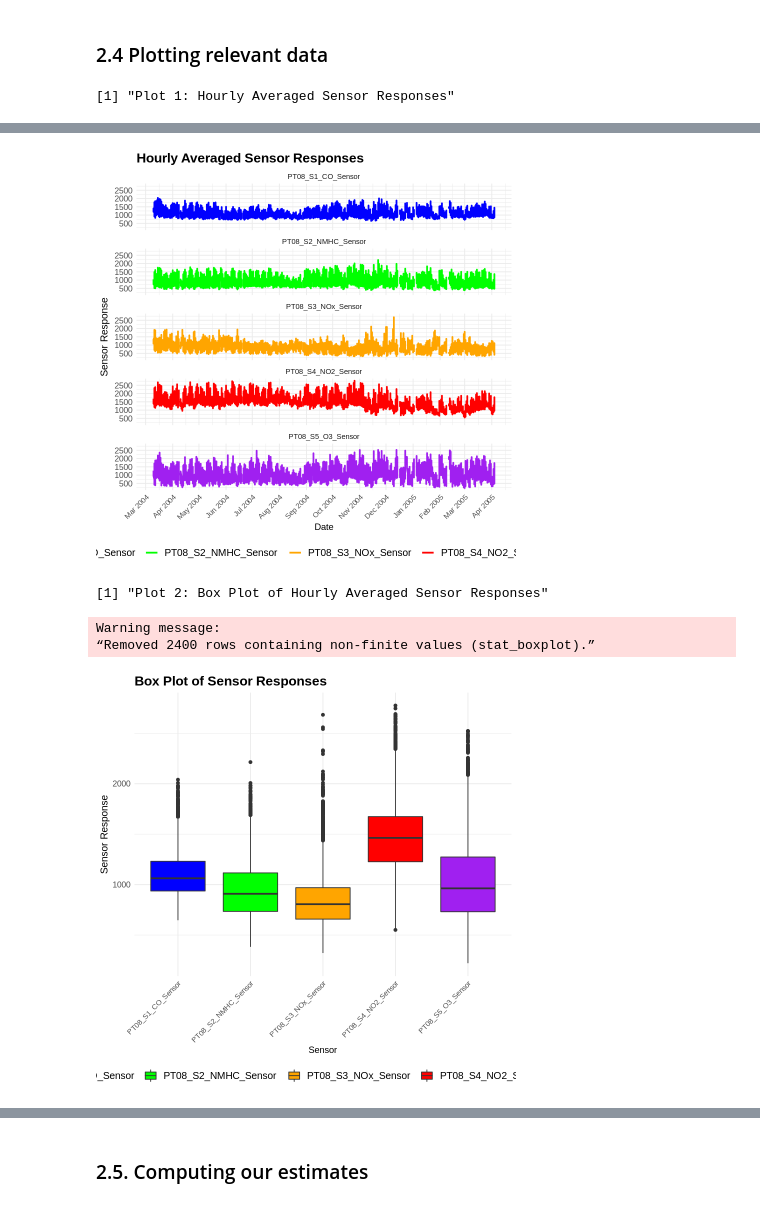
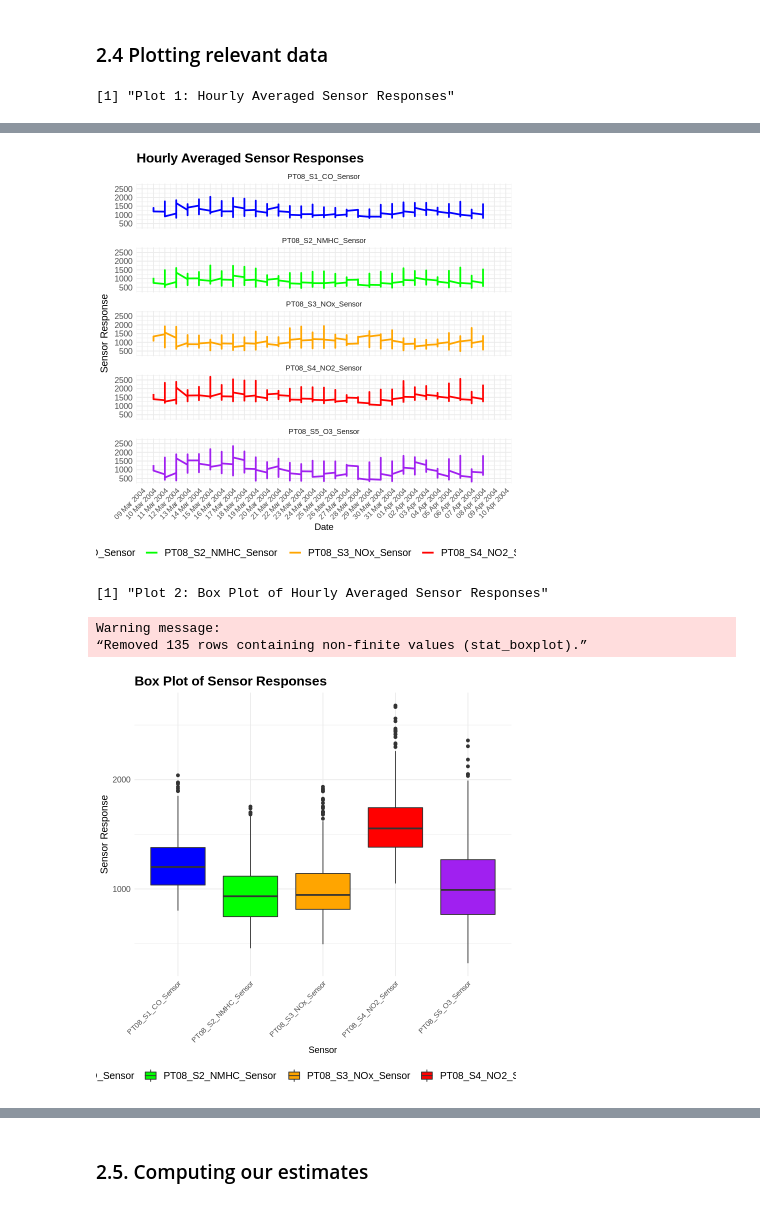
Before and after one commit to ZackYe42/STAT201-G11-Project, a Jupyter notebook: Group11-Project.ipynb, the cells around one changed output, grey strips where cells are left out. Saved outputs shown, nothing was run; the diff lists cells and outputs as text; code cells hidden in the pictures.

Commit message:
filtered to only take one month, mar-apr 2004

```diff
--- a/Group11-Project.ipynb
+++ b/Group11-Project.ipynb
@@ -75,6 +57,9 @@ air_quality_cleaned <- air_quality |>
 air_quality_cleaned$Date <- as.Date(air_quality_cleaned$Date, format = "%d/%m/%Y")
 air_quality_cleaned$Time <- as.POSIXct(air_quality_cleaned$Time, format = "%H.%M.%S")
 
+air_quality_cleaned <- air_quality_cleaned %>%
+    filter(Date >= '2004-03-10' & Date <= '2004-04-09')
+
 # Rename the column names to more descriptive names
 col_names <- c("Date", "Time", "CO_Concentration", "PT08_S1_CO_Sensor", "NMHC_Concentration",
                "C6H6_Concentration", "PT08_S2_NMHC_Sensor", "NOx_Concentration", "PT08_S3_NOx_Sensor",
@@ -127,7 +122,7 @@ air_quality_sensor_plots <- ggplot(air_quality_melted, aes(x = Date, y = Sensor_
     legend.title = element_text(size = 14),
     legend.position = "bottom"
   ) +
-  scale_x_date(date_breaks = "1 month", date_labels = "%b %Y") +
+  scale_x_date(date_breaks = "1 day", date_labels = "%d %b %Y") +
   scale_y_continuous(breaks = seq(0, 2500, by = 500))  # Adjust the y-axis tick marks
 
 # Separate plots for each sensor using facets
@@ -142,4 +135,4 @@ Warning message:
-[figure, old version]
+[figure, new version]
 # %%
 set.seed(1111)
 
@@ -172,8 +165,8 @@ print(air_quality_boxplot)
 # %% [output]
 [1] "Plot 2: Box Plot of Hourly Averaged Sensor Responses"
 Warning message:
-“Removed 2400 rows containing non-finite values (stat_boxplot).”
+“Removed 135 rows containing non-finite values (stat_boxplot).”
-[figure, old version]
+[figure, new version]
 # %%
 set.seed(1111)
 
```
Also changed, not shown: parts of 9 cells of this notebook.
